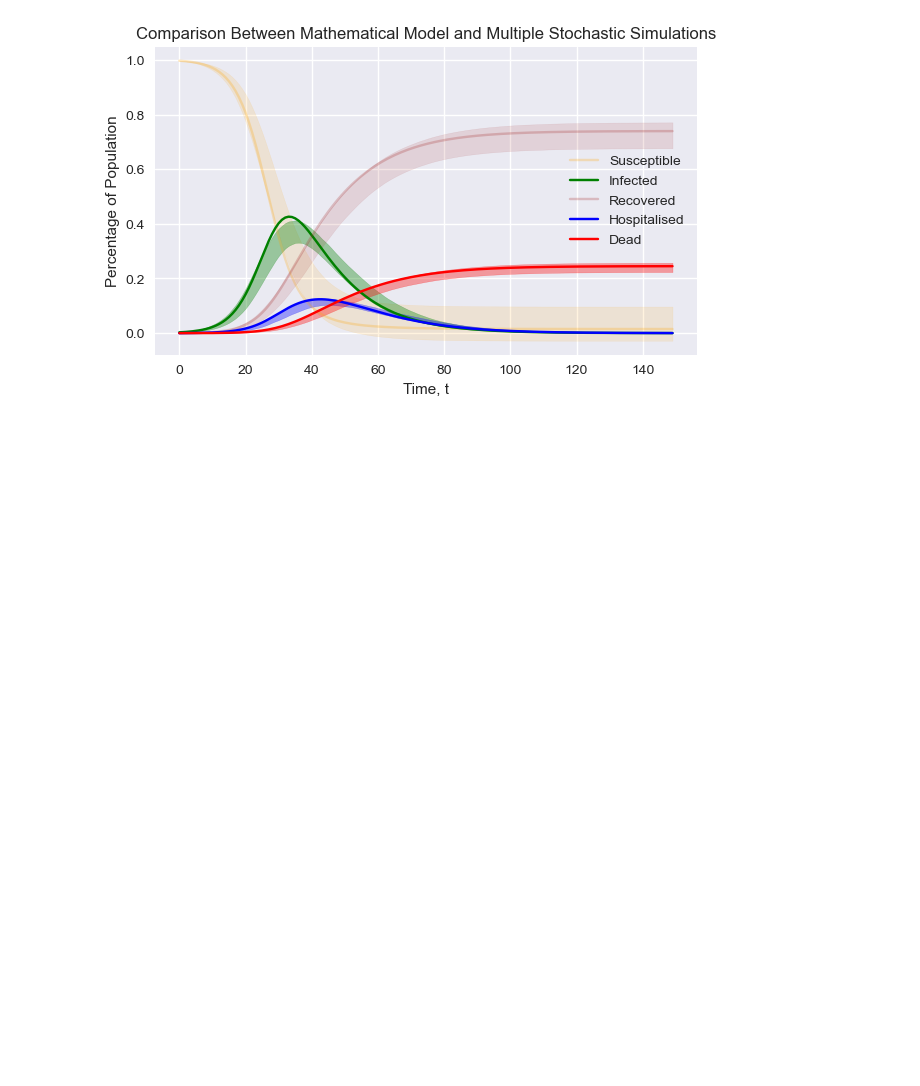
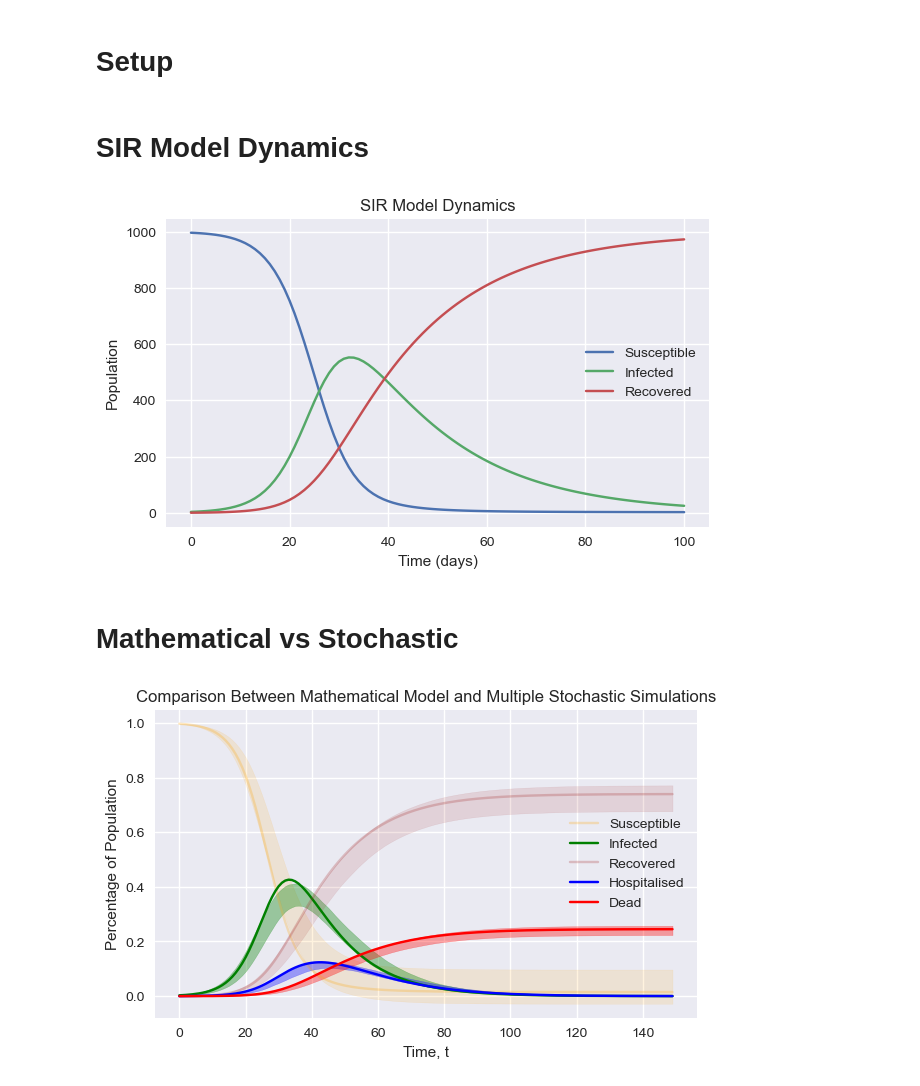
Before and after one commit to lucaswarwick02/Part-III-Individual-Project, a Jupyter notebook: notebooks/mathematical_comparison.ipynb, the cells around one changed output. Cells and saved outputs as stored; diff of their text form; code cells hidden in the pictures; blank space fills up the shorter version.

```diff
--- a/notebooks/mathematical_comparison.ipynb
+++ b/notebooks/mathematical_comparison.ipynb
@@ -1,3 +1,5 @@
+# %% [markdown]
+# Setup
 # %%
 import pandas as pd
 import os
@@ -8,6 +10,44 @@ import seaborn as sns
 
 
 plt.style.use('seaborn')
+# %% [markdown]
+# SIR Model Dynamics
+# %%
+susceptible = []
+infected = []
+recovered = []
+
+beta = 0.3
+gamma = 0.05
+
+N = 1000
+initial_infected = 3
+
+# Initialise the variables
+susceptible.append(N - initial_infected)
+infected.append(initial_infected)
+recovered.append(0)
+
+for t in range(100):
+    susceptible.append(susceptible[t] - beta * susceptible[t] * infected[t] / N)
+    infected.append(infected[t] + beta * susceptible[t] * infected[t] / N - gamma * infected[t])
+    recovered.append(recovered[t] + gamma * infected[t])
+
+plt.figure(figsize=(7, 4))
+plt.title('SIR Model Dynamics')
+plt.xlabel('Time (days)')
+plt.ylabel('Population')
+
+plt.plot(susceptible, label='Susceptible')
+plt.plot(infected, label='Infected')
+plt.plot(recovered, label='Recovered')
+
+plt.legend()
+plt.show()
+# %% [output]
+[figure, added]
+# %% [markdown]
+# Mathematical vs Stochastic
 # %%
 run_folder = 'mathematical'
 
```
Also changed, not shown: 1 other file.
